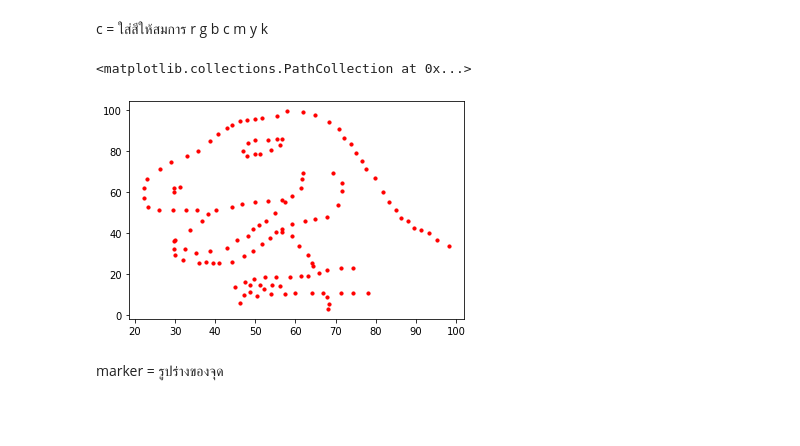
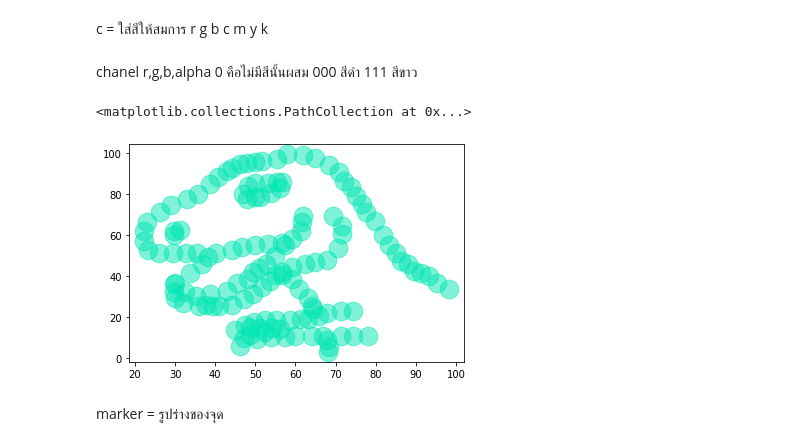
Before and after one commit to Vangolds/DPDM, a Jupyter notebook: Data102.ipynb, the cells around one changed output. Drawn from its saved outputs; the diff is of its cells as text; code cells hidden in the pictures; blank space fills up the shorter version.

```diff
--- a/Data102.ipynb
+++ b/Data102.ipynb
@@ -141,11 +145,13 @@ plt.scatter(data['x'], data['y'],s=10, c='m')
 [figure]
 # %% [markdown]
 c = ใส่สีให้สมการ r g b c m y k
+# %% [markdown]
+chanel r,g,b,alpha  0 คือไม่มีสีนั้นผสม 000 สีดำ 111 สีขาว
 # %%
-plt.scatter(data['x'], data['y'],s=10, c='r')
+plt.scatter(data['x'], data['y'],s=350, c=[[0,0.9,0.7,0.5]])
 # %% [output]
 <matplotlib.collections.PathCollection at 0x...>
-[figure, old version]
+[figure, new version]
 # %% [markdown]
 marker = รูปร่างของจุด
 # %%
```
Also changed, not shown: parts of 25 cells of this notebook.
